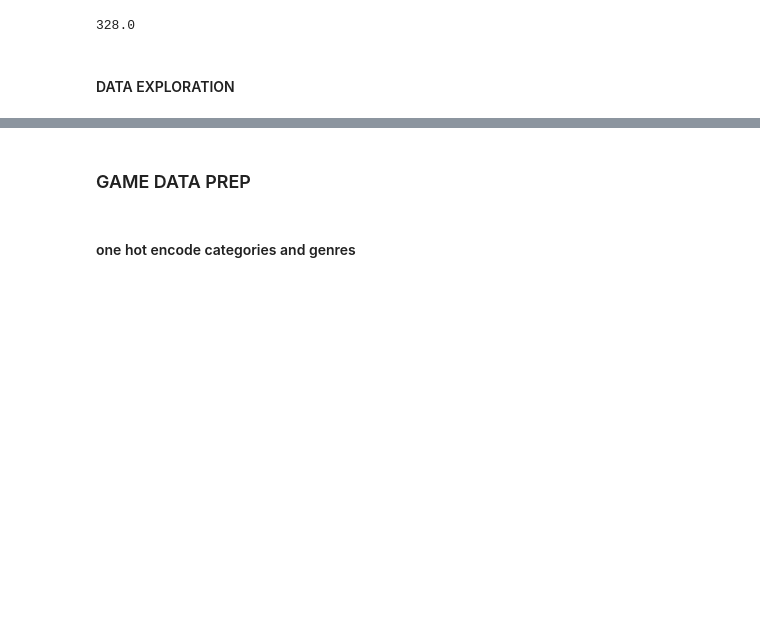
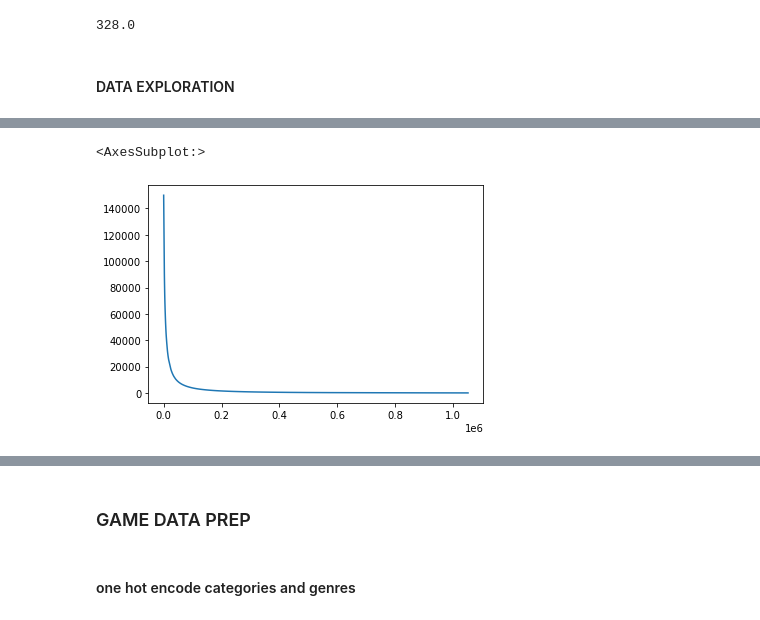
Before and after one commit to iliketurtles83/video-game-recommender-v1, a Jupyter notebook: ipynb/steam_data_prep.ipynb, the cells around one changed output, grey strips where cells are left out. Saved outputs shown, nothing was run; the diff lists cells and outputs as text; code cells hidden in the pictures; blank space fills up the shorter version.

```diff
--- a/ipynb/steam_data_prep.ipynb
+++ b/ipynb/steam_data_prep.ipynb
@@ -49,5 +54,12 @@ users_df['playtime_forever'].median()
 # %%
 import seaborn as sns
+# %%
+playtimes = users_df.sort_values('playtime_forever', ascending=False).reset_index()
 # %%
 playtimetotal = users_df.groupby('appid').sum().sort_values('playtime_forever', ascending=False).reset_index()
+# %%
+playtimes['playtime_forever'].plot()
+# %% [output]
+<AxesSubplot:>
+[figure, added]
 # %%
```
Also changed, not shown: parts of 2 cells of this notebook, 5 other files.
